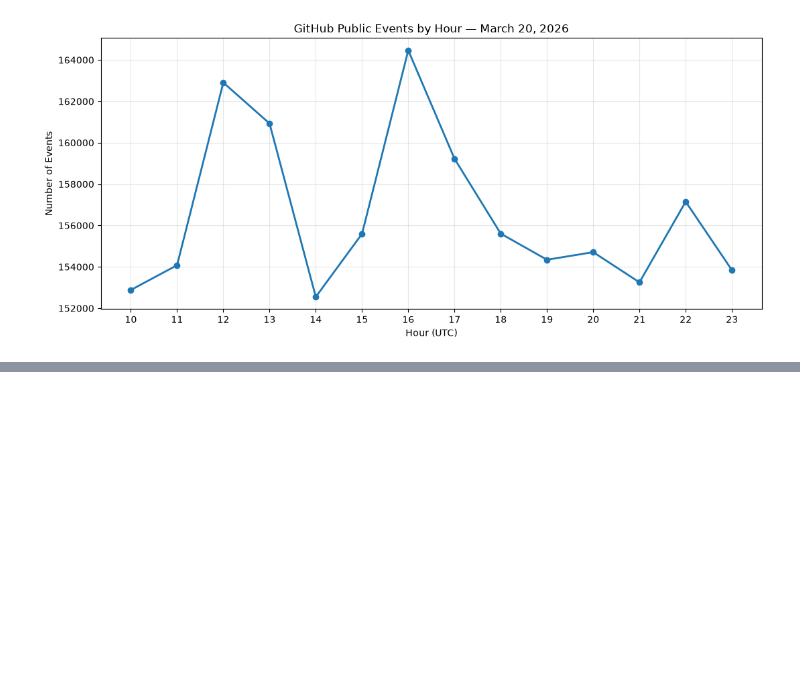
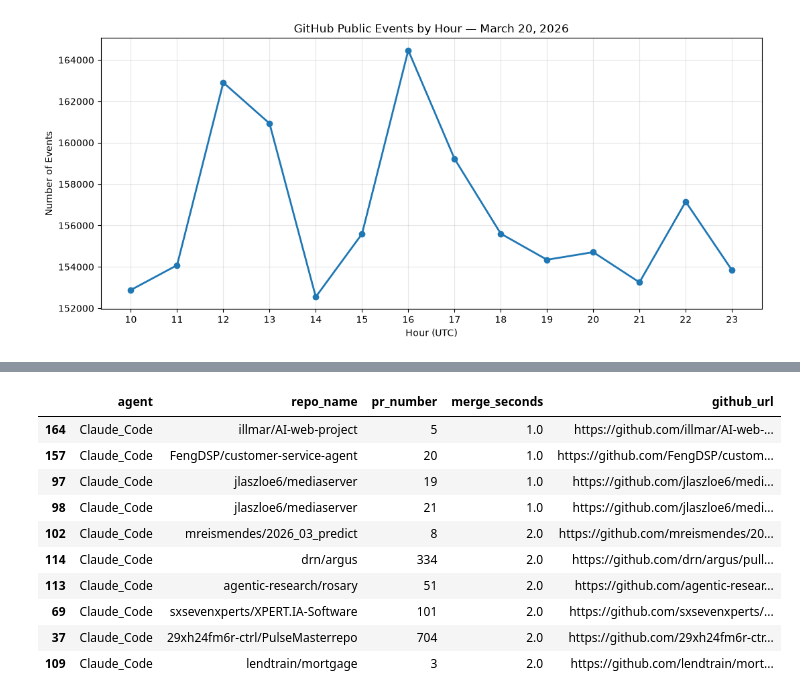
Before and after one commit to Huabxyz/github-learning, a Jupyter notebook: GHArchive_AIDev_Exploration.ipynb, the cells around one changed output, grey strips where cells are left out. Saved outputs shown, nothing was run; the diff lists cells and outputs as text; code cells hidden in the pictures; blank space fills up the shorter version.

```diff
--- a/GHArchive_AIDev_Exploration.ipynb
+++ b/GHArchive_AIDev_Exploration.ipynb
@@ -377,0 +1585,56 @@ plt.show()
+# %%
+# 1. 找出合并时间不足 1 分钟的 PR
+quick_prs = df_times[
+    df_times["merge_hours"] * 60 < 1
+].copy()
+
+quick_prs["merge_seconds"] = (
+    quick_prs["merge_hours"] * 3600
+).round(1)
+
+# 2. 每个 repo_id + pr_number 只保留一条仓库名称记录
+repo_names = (
+    df_matched[
+        ["repo_id", "pr_number", "repo_name"]
+    ]
+    .dropna(subset=["repo_name"])
+    .drop_duplicates(subset=["repo_id", "pr_number"])
+)
+
+# 3. 关联仓库名称
+quick_prs = quick_prs.merge(
+    repo_names,
+    on=["repo_id", "pr_number"],
+    how="left",
+    validate="one_to_one"
+)
+
+# 4. 生成 GitHub PR 链接
+quick_prs["github_url"] = (
+    "https://github.com/"
+    + quick_prs["repo_name"]
+    + "/pull/"
+    + quick_prs["pr_number"].astype(str)
+)
+
+# 5. 输出最快合并的 10 个 PR
+display(
+    quick_prs[
+        ["agent", "repo_name", "pr_number",
+         "merge_seconds", "github_url"]
+    ]
+    .sort_values("merge_seconds")
+    .head(10)
+)
+# %% [output]
+|  | agent | repo_name | pr_number | merge_seconds | github_url |
+| 164 | Claude_Code | illmar/AI-web-project | 5 | 1.0 | https://github.com/illmar/AI-web-... |
+| 157 | Claude_Code | FengDSP/customer-service-agent | 20 | 1.0 | https://github.com/FengDSP/custom... |
+| 97 | Claude_Code | jlaszloe6/mediaserver | 19 | 1.0 | https://github.com/jlaszloe6/medi... |
+| 98 | Claude_Code | jlaszloe6/mediaserver | 21 | 1.0 | https://github.com/jlaszloe6/medi... |
+| 102 | Claude_Code | mreismendes/2026_03_predict | 8 | 2.0 | https://github.com/mreismendes/20... |
+| 114 | Claude_Code | drn/argus | 334 | 2.0 | https://github.com/drn/argus/pull... |
+| 113 | Claude_Code | agentic-research/rosary | 51 | 2.0 | https://github.com/agentic-resear... |
+| 69 | Claude_Code | sxsevenxperts/XPERT.IA-Software | 101 | 2.0 | https://github.com/sxsevenxperts/... |
+| 37 | Claude_Code | 29xh24fm6r-ctrl/PulseMasterrepo | 704 | 2.0 | https://github.com/29xh24fm6r-ctr... |
+| 109 | Claude_Code | lendtrain/mortgage | 3 | 2.0 | https://github.com/lendtrain/mort... |
```
Also changed, not shown: parts of 43 cells of this notebook.
